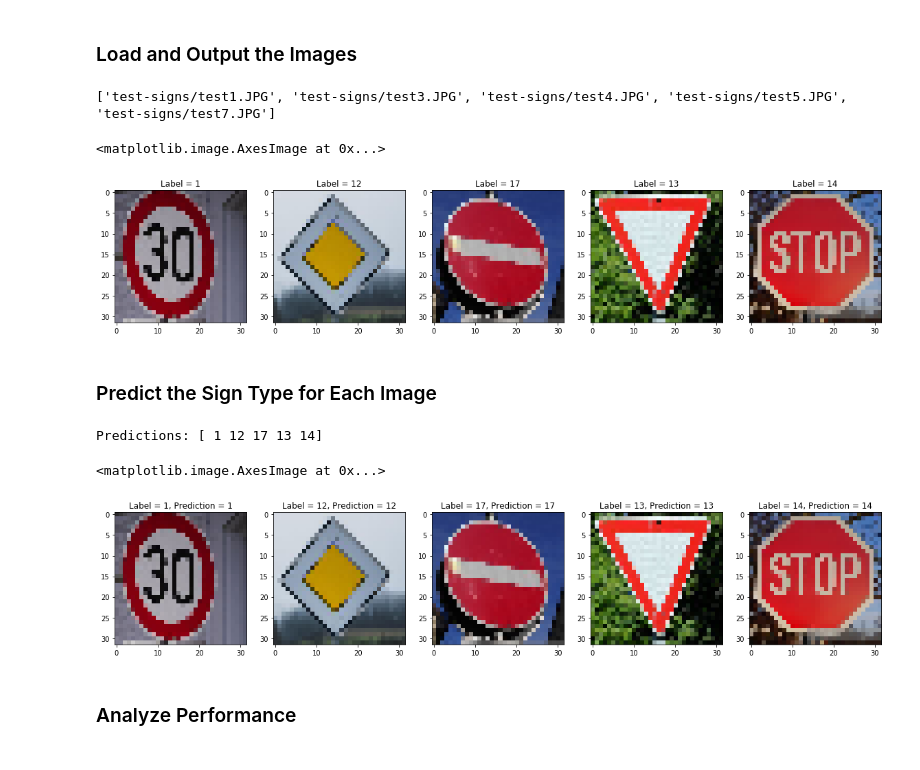
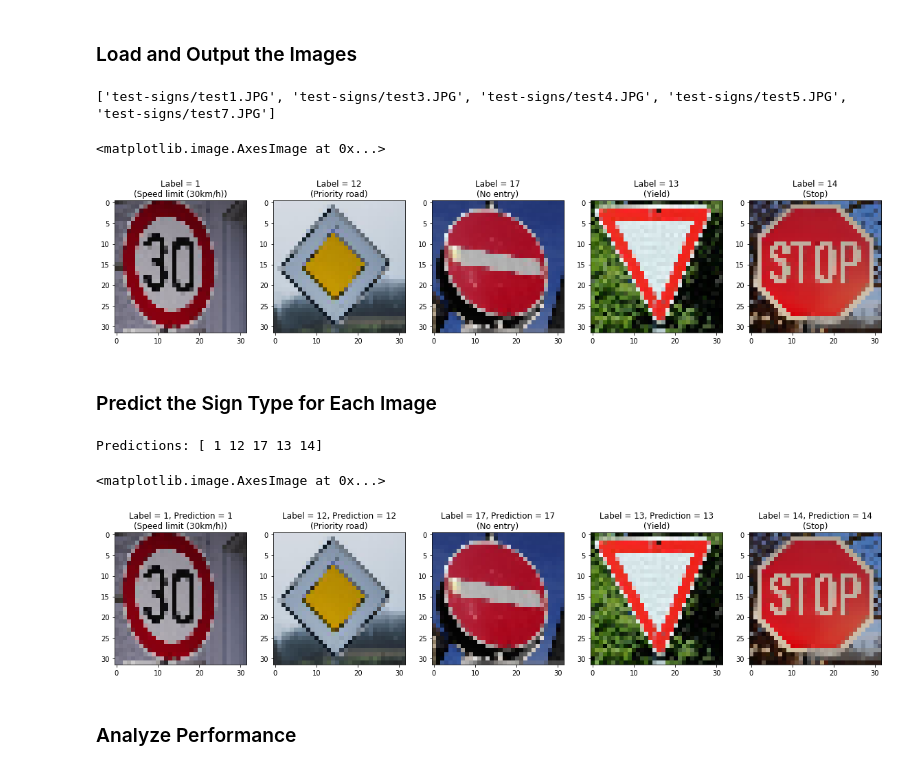
Before and after one commit to shakeelr/CarND-Traffic-Sign-Classifier-Project, a Jupyter notebook: Traffic_Sign_Classifier.ipynb, the cells around one changed output. Drawn from its saved outputs; the diff is of its cells as text; code cells hidden in the pictures.

```diff
--- a/Traffic_Sign_Classifier.ipynb
+++ b/Traffic_Sign_Classifier.ipynb
@@ -374,7 +362,7 @@ sets imply underfitting. A high accuracy on the training set but low accuracy on
 ### Feel free to use as many code cells as needed.
 
 #Set up features and labels
-x = tf.placeholder(tf.float32, (None, 32, 32, 3))
+x = tf.placeholder(tf.float32, (None, 32, 32, 1))
 y = tf.placeholder(tf.int32, (None))
 one_hot_y = tf.one_hot(y, 43)
 # %%
@@ -399,7 +387,7 @@ def evaluate(X_data, y_data):
         total_accuracy += (accuracy * len(batch_x))
     return total_accuracy / num_examples
 # %%
-EPOCHS = 250
+EPOCHS = 300
 BATCH_SIZE = 256
 validation_losses_LeNet = []
 validation_accuracy_LeNet = []
@@ -483,7 +471,7 @@ def evaluate(X_data, y_data):
         total_accuracy += (accuracy * len(batch_x))
     return total_accuracy / num_examples
 # %%
-EPOCHS = 400
+EPOCHS = 500
 BATCH_SIZE = 256
 validation_losses_DeepLeNet = []
 validation_accuracy_DeepLeNet = []
@@ -550,0 +539,11 @@ DeepLeNet test accuracy: 0.93832145666
+# %%
+# Comparing performance of LeNet and DeepLeNet
+f, (ax1, ax2) = plt.subplots(1, 2, figsize=(20,10))
+ax1.set_title('Validation Accuracy')
+ax1.plot(validation_accuracy_LeNet,label = "LeNet")
+ax1.plot(validation_accuracy_DeepLeNet,label = "DeepLeNet")
+ax1.legend()
+ax2.set_title('Validation Losses')
+ax2.plot(validation_losses_LeNet,label = "LeNet")
+ax2.plot(validation_losses_DeepLeNet,label = "DeepLeNet")
+ax2.legend()
@@ -561,38 +563,45 @@ You may find `signnames.csv` useful as it contains mappings from the class id (i
 # %%
 ### Load the images and plot them here.
 ### Feel free to use as many code cells as needed.
 import os
+import csv
+
+#import sign names
+with open("./signnames.csv") as f:
+    f.readline() # skip the headers
+    signnames = [row[1] for row in csv.reader(f)]
+
 #import matplotlib.image as mpimg
 im_dir = "test-signs/"
 im_list = os.listdir(im_dir)
 im_list_in = ['test-signs/test1.JPG', 'test-signs/test3.JPG', 'test-signs/test4.JPG', 'test-signs/test5.JPG', 'test-signs/test7.JPG']
 print(im_list_in)
 X_new = []
 y_new = [1, 12, 17, 13, 14]
 
 for i in range(len(im_list_in)):
     img = cv2.imread(im_list_in[i])
     img = cv2.resize(img, (32,32))
     img_rgb = np.copy(img)
     img_rgb[:,:,0] = img[:,:,2]
     img_rgb[:,:,2] = img[:,:,0]
     X_new.append(img_rgb)
 
 f, (ax1, ax2, ax3, ax4, ax5) = plt.subplots(1, 5, figsize=(20,10))
-ax1.set_title('Label = ' + str(y_new[0]))
+ax1.set_title('Label = ' + str(y_new[0]) + "\n(" + signnames[y_new[0]]+ ")")
 ax1.imshow(X_new[0])
-ax2.set_title('Label = ' + str(y_new[1]))
+ax2.set_title('Label = ' + str(y_new[1]) + "\n(" + signnames[y_new[1]]+ ")")
 ax2.imshow(X_new[1])
-ax3.set_title('Label = ' + str(y_new[2]))
+ax3.set_title('Label = ' + str(y_new[2]) + "\n(" + signnames[y_new[2]]+ ")")
 ax3.imshow(X_new[2])
-ax4.set_title('Label = ' + str(y_new[3]))
+ax4.set_title('Label = ' + str(y_new[3]) + "\n(" + signnames[y_new[3]]+ ")")
 ax4.imshow(X_new[3])
-ax5.set_title('Label = ' + str(y_new[4]))
+ax5.set_title('Label = ' + str(y_new[4]) + "\n(" + signnames[y_new[4]]+ ")")
 ax5.imshow(X_new[4])
 # %% [output]
 ['test-signs/test1.JPG', 'test-signs/test3.JPG', 'test-signs/test4.JPG', 'test-signs/test5.JPG', 'test-signs/test7.JPG']
 <matplotlib.image.AxesImage at 0x...>
-[figure, old version]
+[figure, new version]
 # %% [markdown]
 ### Predict the Sign Type for Each Image
 # %%
@@ -610,20 +620,20 @@ predictions = deeplenet_new_probs.argmax(axis=1)
 print("Predictions: " + str(predictions))
 
 f, (ax1, ax2, ax3, ax4, ax5) = plt.subplots(1, 5, figsize=(20,10))
-ax1.set_title('Label = ' + str(y_new[0]) + ", Prediction = " + str(predictions[0]))
+ax1.set_title('Label = ' + str(y_new[0]) + ", Prediction = " + str(predictions[0]) + "\n(" + signnames[y_new[0]]+ ")")
 ax1.imshow(X_new[0])
-ax2.set_title('Label = ' + str(y_new[1]) + ", Prediction = " + str(predictions[1]))
+ax2.set_title('Label = ' + str(y_new[1]) + ", Prediction = " + str(predictions[1]) + "\n(" + signnames[y_new[1]]+ ")")
 ax2.imshow(X_new[1])
-ax3.set_title('Label = ' + str(y_new[2]) + ", Prediction = " + str(predictions[2]))
+ax3.set_title('Label = ' + str(y_new[2]) + ", Prediction = " + str(predictions[2]) + "\n(" + signnames[y_new[2]]+ ")")
 ax3.imshow(X_new[2])
-ax4.set_title('Label = ' + str(y_new[3]) + ", Prediction = " + str(predictions[3]))
+ax4.set_title('Label = ' + str(y_new[3]) + ", Prediction = " + str(predictions[3]) + "\n(" + signnames[y_new[3]]+ ")")
 ax4.imshow(X_new[3])
-ax5.set_title('Label = ' + str(y_new[4]) + ", Prediction = " + str(predictions[4]))
+ax5.set_title('Label = ' + str(y_new[4]) + ", Prediction = " + str(predictions[4]) + "\n(" + signnames[y_new[4]]+ ")")
 ax5.imshow(X_new[4])
 # %% [output]
 Predictions: [ 1 12 17 13 14]
 <matplotlib.image.AxesImage at 0x...>
-[figure, old version]
+[figure, new version]
 # %% [markdown]
 ### Analyze Performance
 # %%
```
Also changed, not shown: parts of 14 cells of this notebook, 8 other files.
